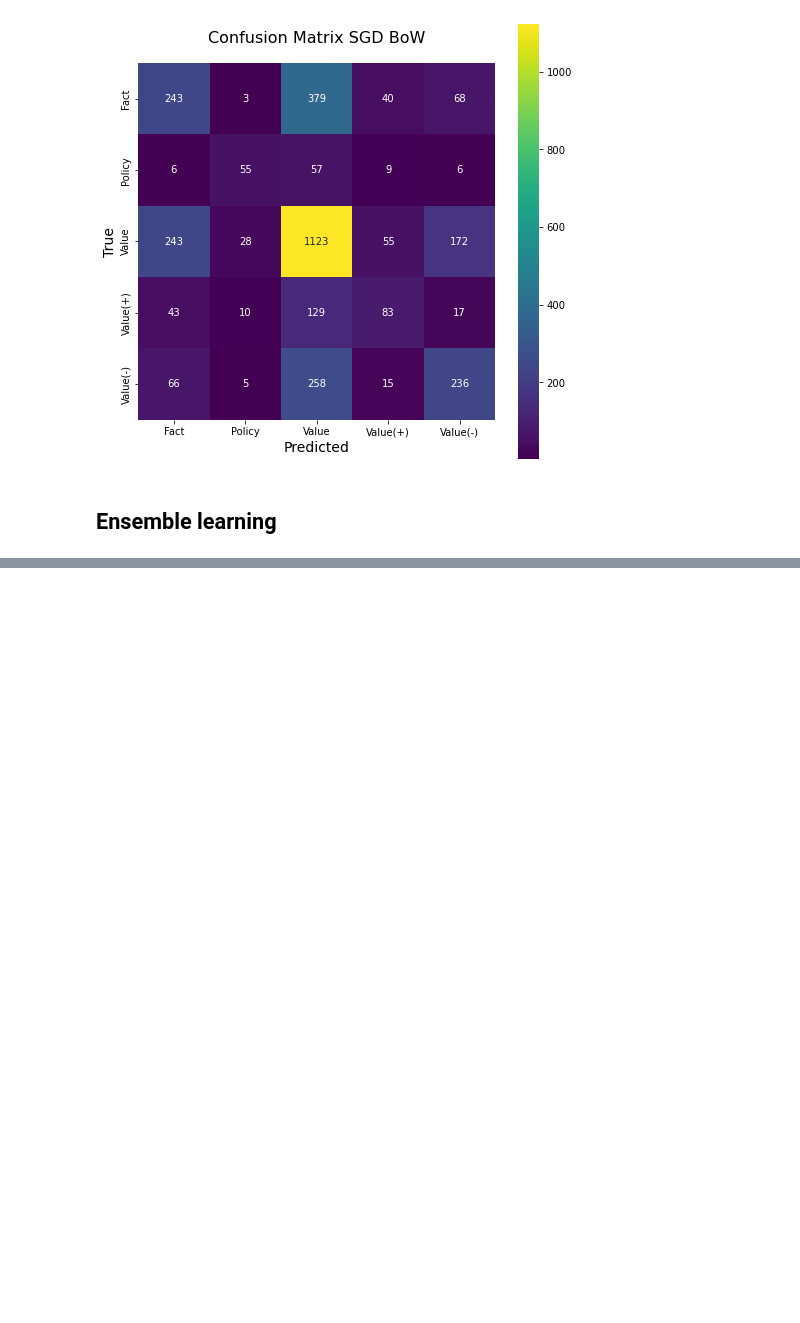
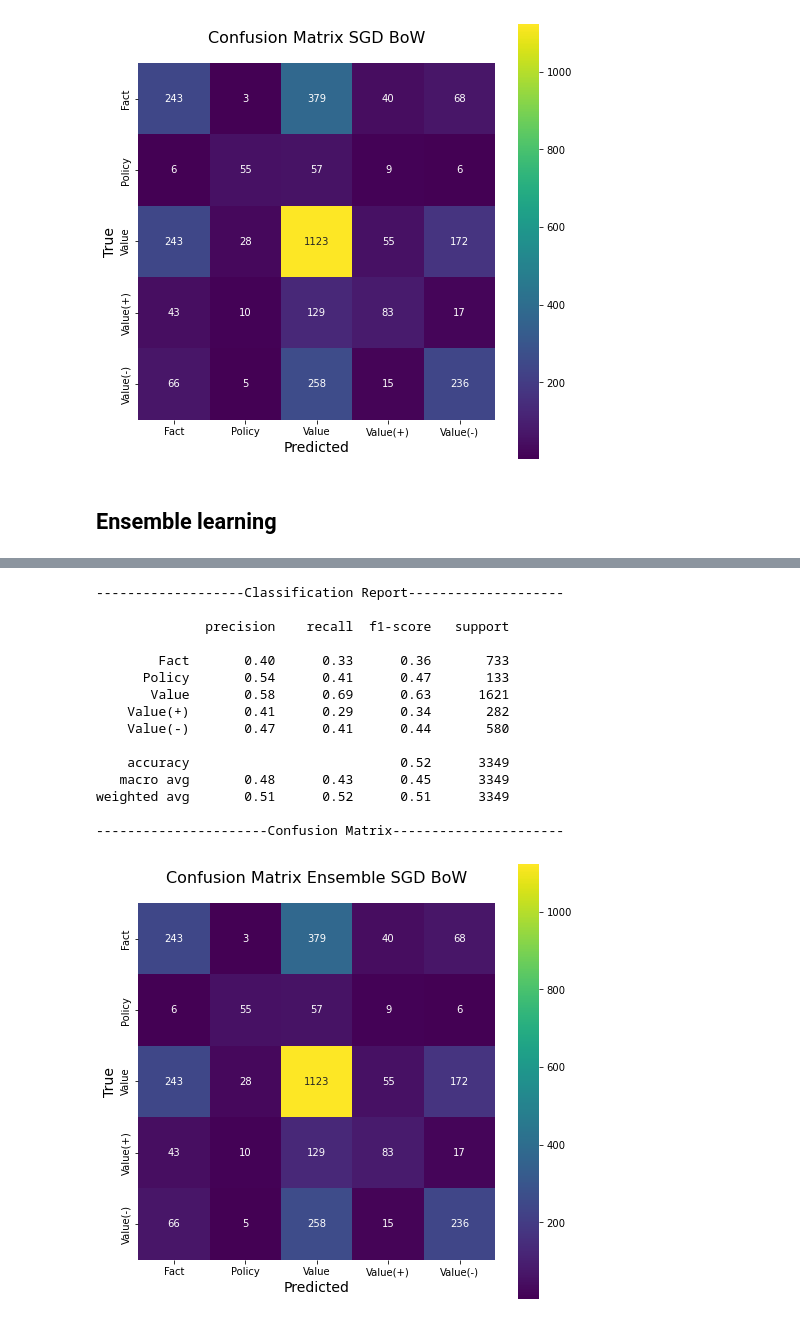
Before and after one commit to leonormgomes/FEUP_PLN, a Jupyter notebook: baseline.ipynb, the cells around one changed output, grey strips where cells are left out. Cells and saved outputs as stored; diff of their text form; code cells hidden in the pictures; blank space fills up the shorter version.

Commit message:
Added ensemble

```diff
--- a/baseline.ipynb
+++ b/baseline.ipynb
@@ -544,0 +570,29 @@ from sklearn.ensemble import VotingClassifier
+# %%
+from sklearn.ensemble import VotingClassifier
+
+clfVoting = VotingClassifier(
+    estimators=list(zip(["A", "B", "C", "D"], [clf_A, clf_B, clf_C, clf_D])),
+    voting="soft"
+)
+
+clfVoting.fit(X_train, y_train)
+y_pred = clfSGD.predict(X_test)
+
+model_evaluation(y_pred, y_test, "Ensemble SGD BoW")
+# %% [output]
+-------------------Classification Report--------------------
+
+              precision    recall  f1-score   support
+
+        Fact       0.40      0.33      0.36       733
+      Policy       0.54      0.41      0.47       133
+       Value       0.58      0.69      0.63      1621
+    Value(+)       0.41      0.29      0.34       282
+    Value(-)       0.47      0.41      0.44       580
+
+    accuracy                           0.52      3349
+   macro avg       0.48      0.43      0.45      3349
+weighted avg       0.51      0.52      0.51      3349
+
+----------------------Confusion Matrix----------------------
+[figure, added]
```
Also changed, not shown: parts of 2 cells of this notebook, 4 other files.
